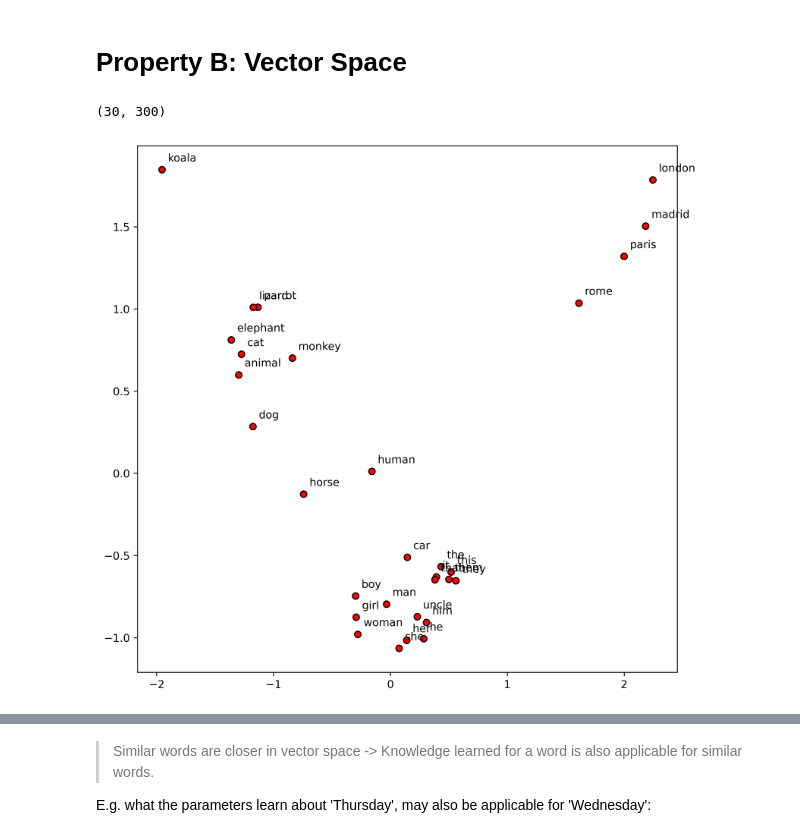
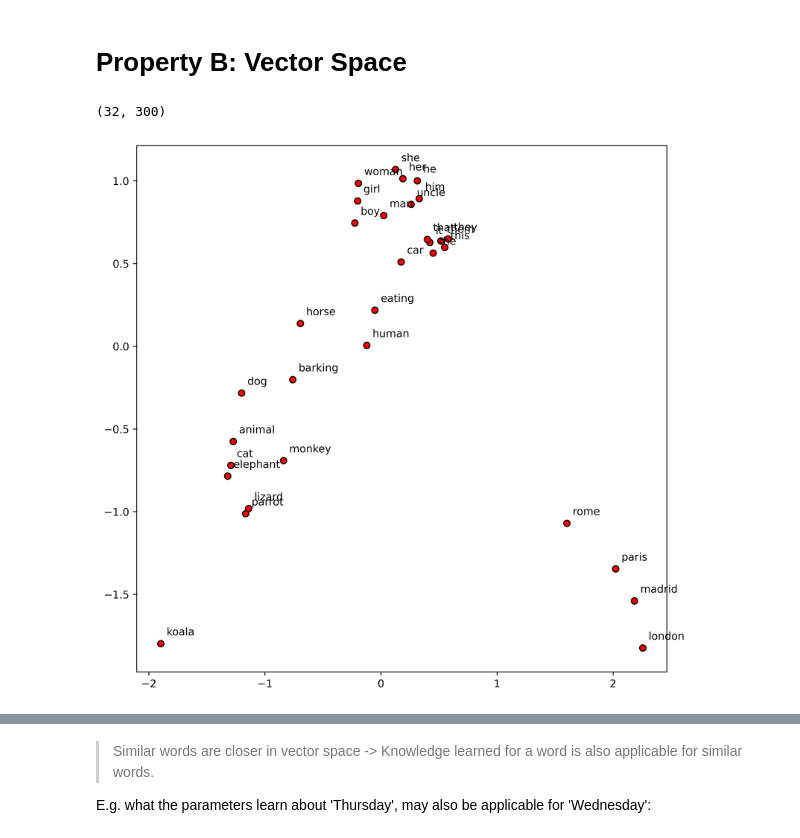
Before and after one commit to geraltofrivia/dl-workinggroup, a Jupyter notebook: notebooks/6.3.1 Exploring W2V.ipynb, the cells around one changed output, grey strips where cells are left out. Drawn from its saved outputs; the diff is of its cells as text; code cells hidden in the pictures.

```diff
--- a/notebooks/6.3.1 Exploring W2V.ipynb
+++ b/notebooks/6.3.1 Exploring W2V.ipynb
@@ -37,3 +31,19 @@ Swap:          979M        331M        648M
+# %%
+# Downloading pretrained vectors
+import gensim.downloader as api
+
+# Download the model (this will cache it locally)
+model = api.load("word2vec-google-news-300")
+
+# Dump the necessary parts to disk (we dont want to use Gensim for now, but make our own)
+dumpdir = Path('..') / 'resources' / 'vectors' / 'googlenews'
+dumpdir.mkdir(exist_ok=True, parents=True)
+
+with (dumpdir / 'vectors.npy').open('wb+') as f:
+    np.save(f, model.vectors)
+
+with (dumpdir / 'vocab.json').open('w+') as f:
+    json.dump(model.key_to_index, f)
 # %% [markdown]
 ## Loading Vectors from Disk
 And put them in a user friendly class
@@ -75,7 +68,7 @@ class WordVectors:
     def __init__(self, vocab, vectors):
         self.vocab = vocab
         self.vectors = vectors
-        self.zerovec = np.zeros((300), dtype=np.float)
+        self.zerovec = np.zeros((300), dtype=np.float32)
 
         self._norm = norm(vectors, axis=1)
         self.id_to_tok = {i:tok for tok, i in vocab.items()}
@@ -146,5 +139,5 @@ w2v = WordVectors(vocab, vectors)
 
 w2v = WordVectors(vocab, vectors)
 len(vectors), len(vocab), w2v.__len__()
-! free -h
+# ! free -h
 # %% [output]
@@ -233,16 +224,16 @@ w2v.vocab.__len__()
 # %%
 plot_word2vec_embedding(w2v,
                         words = ['dog', 'cat', 'animal', 'elephant', 'car', 'human','horse', 'monkey', 'parrot', 'koala', 'lizard',
-                         #  'eating', 'barking',
+                          'eating', 'barking',  # See which one is closer to what cluster?
                          'man', 'woman',"girl","boy","uncle",
                          "he", "she", "her", "him", "they", "them", "it",
                          "the", "that","this",
                          'paris', 'madrid', 'london', "rome"],
 #                          plot_dir="./plot_2.png",
                          )
 # %% [output]
-(30, 300)
+(32, 300)
-[figure, old version]
+[figure, new version]
 # %%
 plot_word2vec_embedding(
     w2v, words = ['France', 'Germany', 'Netherlands', 'Holland', 'Belgium', 'Spain', 'Italy', 'Venezuela', 'England',
```
Also changed, not shown: parts of 13 cells of this notebook, 4 other files.
